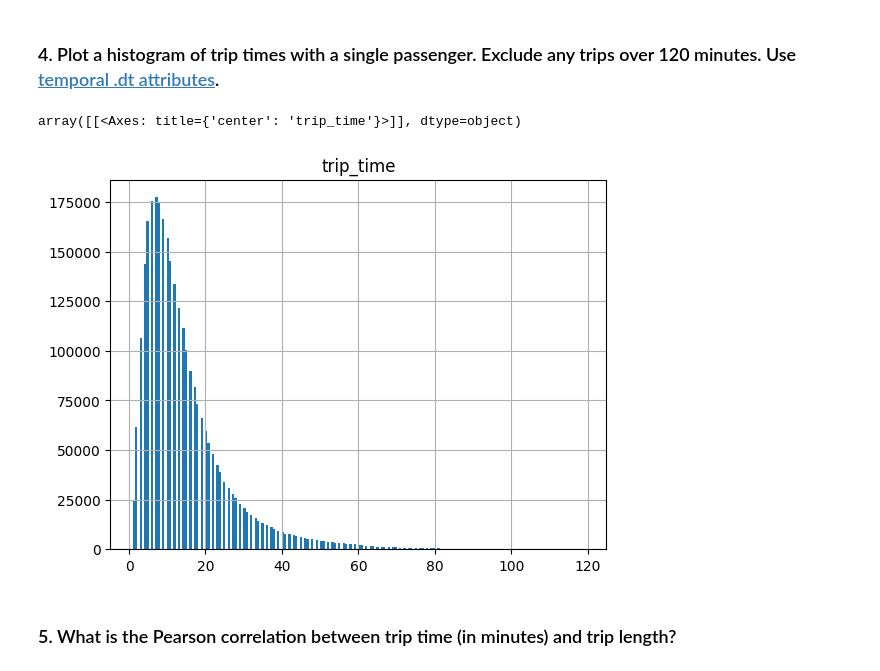
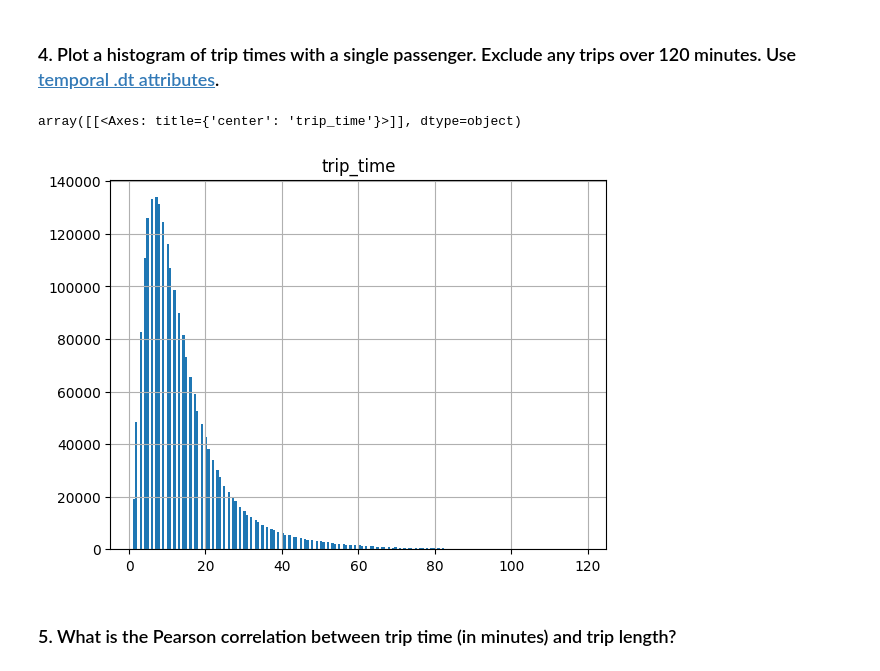
Before and after one commit to McEnigma24/UMISI-sem2-MLops, a Jupyter notebook: lab03/notebook_polars.ipynb, the cells around one changed output. Saved outputs shown, nothing was run; the diff lists cells and outputs as text; code cells hidden in the pictures.

```diff
--- a/lab03/notebook_polars.ipynb
+++ b/lab03/notebook_polars.ipynb
@@ -59,7 +59,7 @@ Polars works generally very similarly to Pandas. We will use mostly eager evalua
 # %%
 import polars as pl
 
-df = polars.read_parquet(f"{DATA_DIR}/1.parquet")
+df = pl.read_parquet(f"{DATA_DIR}/1.parquet")
 df
 # %% [output]
 shape: (2_964_624, 19)
@@ -505,19 +505,20 @@ What percentage of passengers had to pay any additional charge?  ->   2.4 %
 # %%
 (
     df.with_columns(
         (pl.col("tpep_dropoff_datetime") - pl.col("tpep_pickup_datetime"))
         .dt.total_minutes()
         .alias("trip_time")
     )
     # .filter((pl.col("trip_time") > pl.duration(seconds=30)) & (pl.col("trip_time") < pl.duration(minutes=120)))
     .filter((pl.col("trip_time") > 0) & (pl.col("trip_time") < 120))
+    .filter((pl.col("passenger_count") == 1))
     .select("trip_time")
     .sort("trip_time", descending=True)
     .to_pandas()
     .hist(bins=200)
 )
 # %% [output]
 array([[<Axes: title={'center': 'trip_time'}>]], dtype=object)
-[figure, old version]
+[figure, new version]
 # %% [markdown]
 ### 5. What is the Pearson correlation between trip time (in minutes) and trip length?
```
Also changed, not shown: parts of 35 cells of this notebook.
